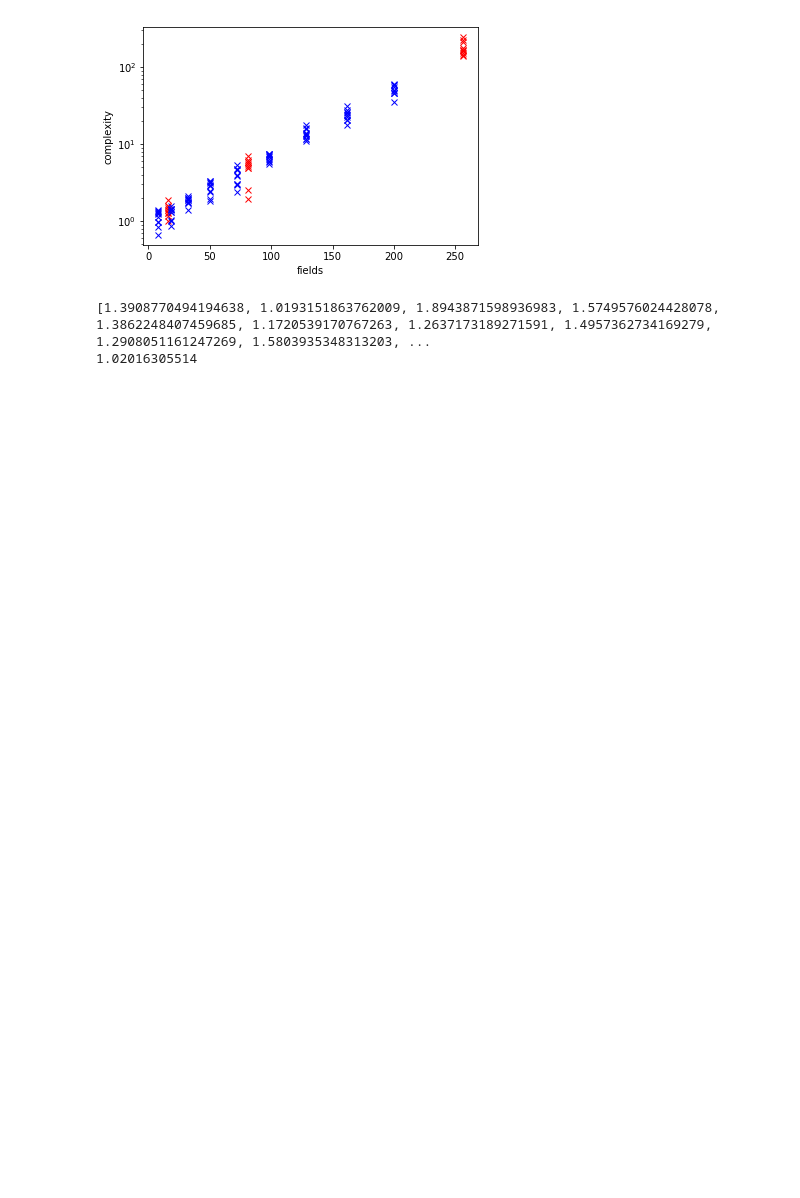
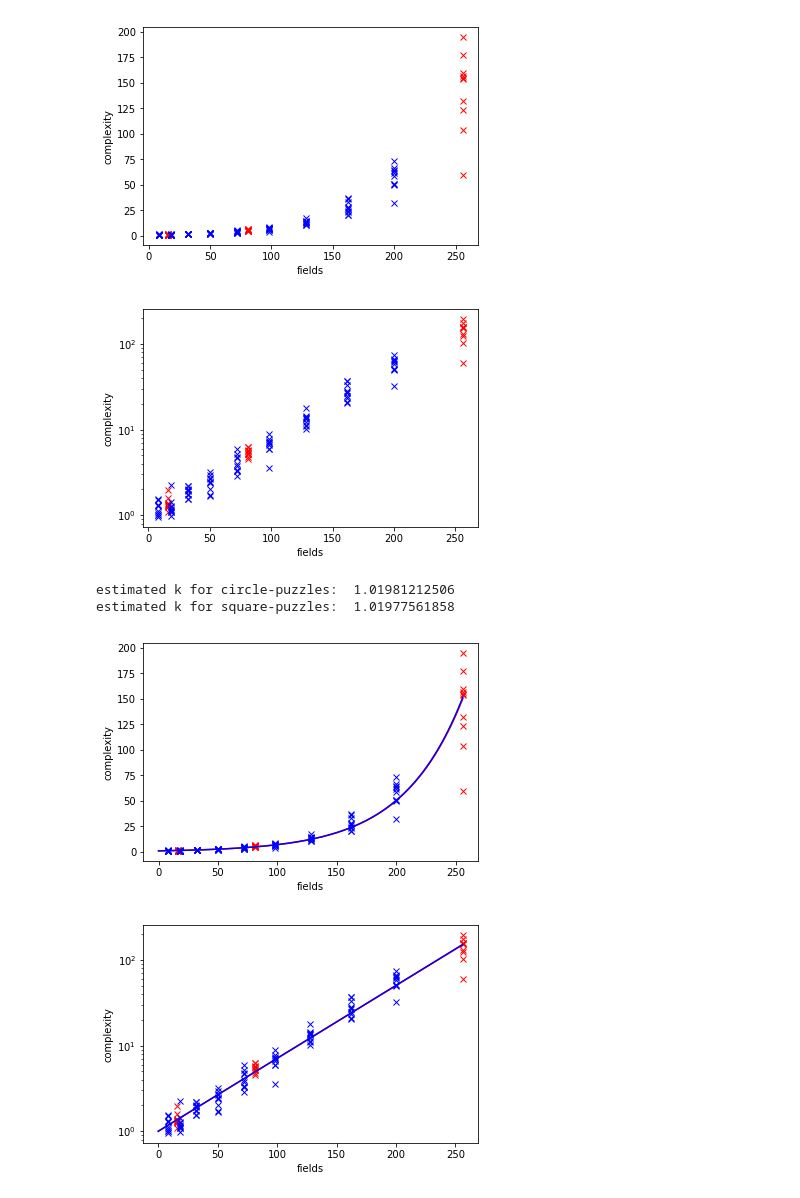
Before and after one commit to florianmohnert/KR_CircleDoku, a Jupyter notebook: synthetic_data.ipynb, the cells around one changed output. Cells and saved outputs as stored; diff of their text form; code cells hidden in the pictures; blank space fills up the shorter version.

```diff
--- a/synthetic_data.ipynb
+++ b/synthetic_data.ipynb
@@ -10,48 +10,75 @@ square_n_field.extend(ones*81)
 square_n_field.extend(ones*256)
 circle_n_field = []
 circle_n_field.extend(ones*8)
 circle_n_field.extend(ones*18)
 circle_n_field.extend(ones*32)
 circle_n_field.extend(ones*50)
 circle_n_field.extend(ones*72)
 circle_n_field.extend(ones*98)
 circle_n_field.extend(ones*128)
 circle_n_field.extend(ones*162)
 circle_n_field.extend(ones*200)
 
 k = 1.02
 
 square_complexity = square_n_field.copy()
 for i in range(len(square_n_field)):
     square_complexity[i] = (k**square_n_field[i]) * np.random.normal(1, .2)
 
 circle_complexity = circle_n_field.copy()
 for i in range(len(circle_n_field)):
     circle_complexity[i] = (k**circle_n_field[i]) * np.random.normal(1, .2)
 
-# print(square_n_field)
-# print(square_complexity)
-
-# print(circle_n_field)
-# print(circle_complexity)
+plt.plot(square_n_field, square_complexity, 'rx')
+plt.plot(circle_n_field, circle_complexity, 'bx')
+plt.ylabel('complexity')
+plt.xlabel('fields')
+plt.show()
 
 plt.plot(square_n_field, square_complexity, 'rx')
 plt.plot(circle_n_field, circle_complexity, 'bx')
 plt.ylabel('complexity')
 plt.xlabel('fields')
 plt.yscale('log')
 plt.show()
+
+ln_c = square_complexity.copy()
+for i in range( len(ln_c) ):
+    ln_c[i] = np.log(square_complexity[i])
+k_estimate_square = np.exp(sum(ln_c)/sum(square_n_field))
+
+ln_c = circle_complexity.copy()
+for i in range( len(ln_c) ):
+    ln_c[i] = np.log(circle_complexity[i])
+k_estimate_circle = np.exp(sum(ln_c)/sum(circle_n_field))
+
+x_axis = np.linspace(0,256,256)
+y_square = k_estimate_square ** x_axis
+y_circle = k_estimate_circle ** x_axis
+
+print("estimated k for circle-puzzles: ", k_estimate_circle)
+print("estimated k for square-puzzles: ", k_estimate_square)
+
+plt.plot(square_n_field, square_complexity, 'rx')
+plt.plot(x_axis, y_square, 'r-')
+plt.plot(circle_n_field, circle_complexity, 'bx')
+plt.plot(x_axis, y_circle, 'b-')
+plt.ylabel('complexity')
+plt.xlabel('fields')
+plt.show()
+
+plt.plot(square_n_field, square_complexity, 'rx')
+plt.plot(x_axis, y_square, 'r-')
+plt.plot(circle_n_field, circle_complexity, 'bx')
+plt.plot(x_axis, y_circle, 'b-')
+plt.ylabel('complexity')
+plt.xlabel('fields')
+plt.yscale('log')
+plt.show()
 # %% [output]
-[figure, old version]
+[figure, new version]
+[figure, added]
+estimated k for circle-puzzles:  1.01981212506
+estimated k for square-puzzles:  1.01977561858
+[figure, added]
+[figure, added]
-# %%
-print(square_complexity)
-
-ln_c = square_complexity.copy()
-for i in range( len(ln_c) ):
-    ln_c[i] = np.log(square_complexity[i])
-
-k_estimate = np.exp(sum(ln_c)/sum(square_n_field))
-print(k_estimate)
-# %% [output]
-[1.3908770494194638, 1.0193151863762009, 1.8943871598936983, 1.5749576024428078, 1.3862248407459685, 1.1720539170767263, 1.2637173189271591, 1.4957362734169279, 1.2908051161247269, 1.5803935348313203, ...
-1.02016305514
```
Also changed, not shown: 2 other files.
